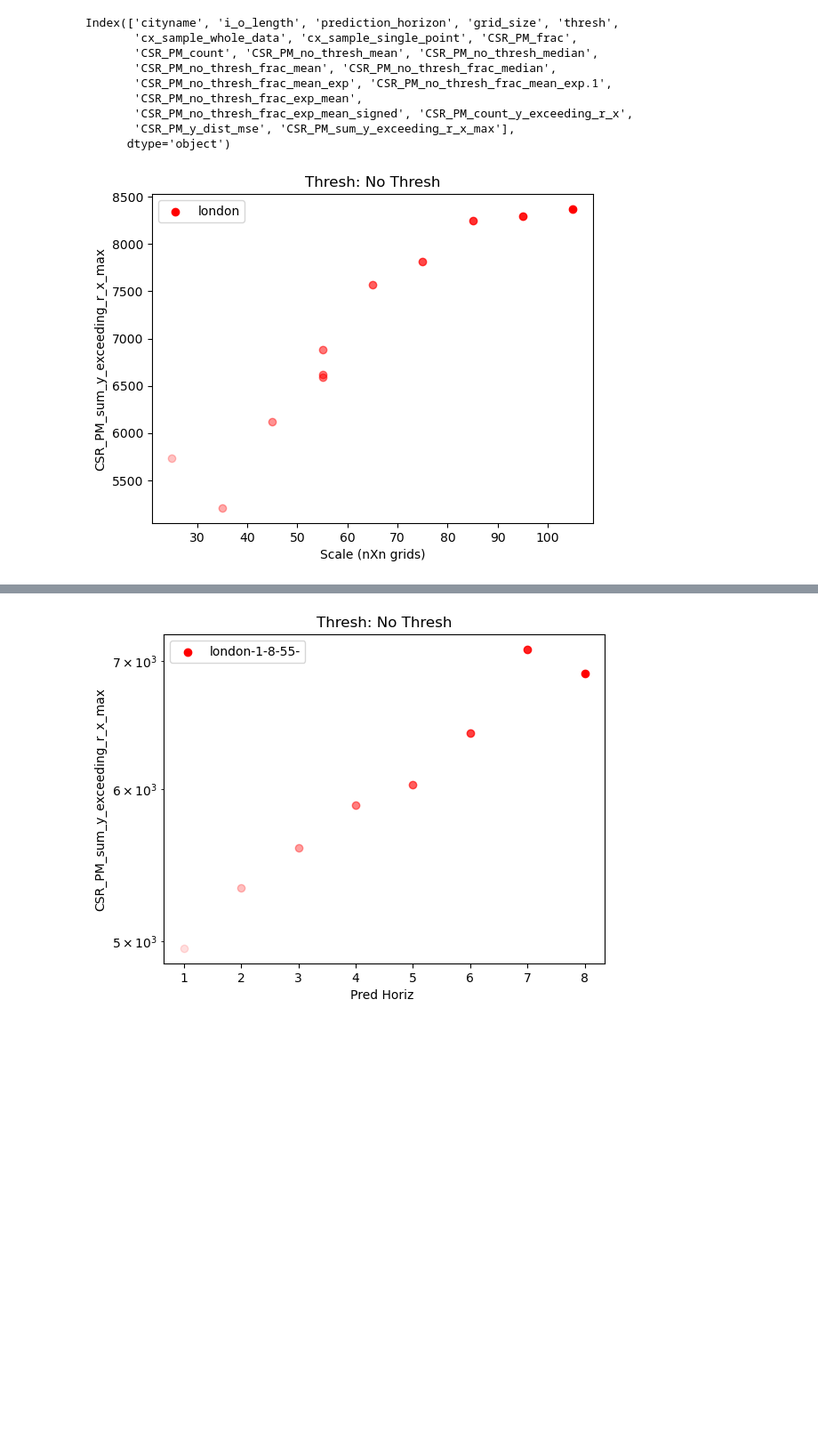
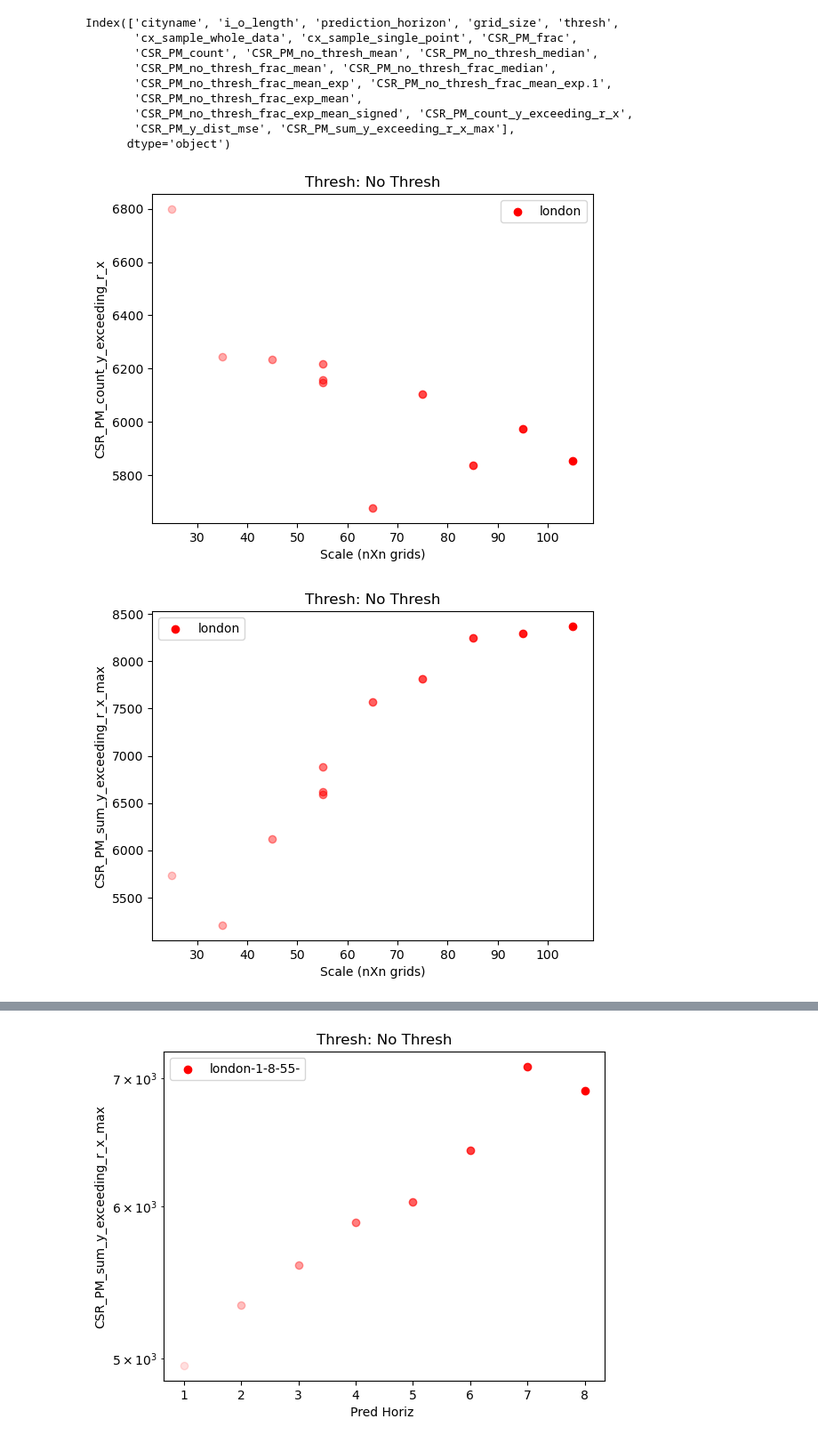
Before and after one commit to mie-lab/Complexity-Aware-Traffic-Prediction, a Jupyter notebook: exploration/CATP/plotting/analyse_PM_back_to_basics.ipynb, the cells around one changed output, grey strips where cells are left out. Shown: that part at 89% size. Cells and saved outputs as stored; diff of their text form; code cells hidden in the pictures; blank space fills up the shorter version.

```diff
--- a/exploration/CATP/plotting/analyse_PM_back_to_basics.ipynb
+++ b/exploration/CATP/plotting/analyse_PM_back_to_basics.ipynb
@@ -70,7 +70,8 @@ for CSR_type in [
 #        'CSR_PM_no_thresh_frac_mean', 'CSR_PM_no_thresh_frac_median',
 #        'CSR_PM_no_thresh_frac_mean_exp', 'CSR_PM_no_thresh_frac_mean_exp.1',
 #        'CSR_PM_no_thresh_frac_exp_mean',
-#        'CSR_PM_no_thresh_frac_exp_mean_signed', 'CSR_PM_count_y_exceeding_r_x',
+#        'CSR_PM_no_thresh_frac_exp_mean_signed',
+    'CSR_PM_count_y_exceeding_r_x',
 #        'CSR_PM_y_dist_mse',
     'CSR_PM_sum_y_exceeding_r_x_max'
 ]:
@@ -87,34 +88,35 @@ for CSR_type in [
                     filtered_rows = df[    \
                                        (df["i_o_length"]==i_o_length) & \
                                        (df["grid_size"]==scale) & \
                                        (df["prediction_horizon"]==pred_horiz) &\
                                        (df["cityname"]==cityname)
                                       ]
                     # print (filtered_rows)
                     if filtered_rows.shape[0] == 1:
                         range_ = [0]
                     else:
                         range_ = list(range(filtered_rows.shape[0]))
                         # sprint (cityname, scale, i_o_length, pred_horiz, filtered_rows.shape)
                         # no worries, will be plotted multiple times # this is three times because of first combination overlap
 
                     # print (filtered_rows)
 
                     for i in range_:
                         if cityname in city_label_printed:
                             plt.scatter(scale, filtered_rows.iloc[i][CSR_type], color=city_color[cityname], alpha=scale/max(config.scales))
                         else:
                             plt.scatter(scale, filtered_rows.iloc[i][CSR_type], color=city_color[cityname], label=cityname, alpha=scale/max(config.scales))
                             city_label_printed.append(cityname)
 
     plt.title("Thresh: No Thresh")
     plt.xlabel("Scale (nXn grids)")
     plt.ylabel(CSR_type)
     # plt.yscale('log')
     plt.legend()
     plt.show()
 # %% [output]
-[figure, old version]
+[figure, new version]
+[figure, added]
 # %%
 import pandas as pd
 df = pd.read_csv("PM_results_all_cities_all_models.csv")
```
Also changed, not shown: parts of 2 cells of this notebook, 7 other files.
